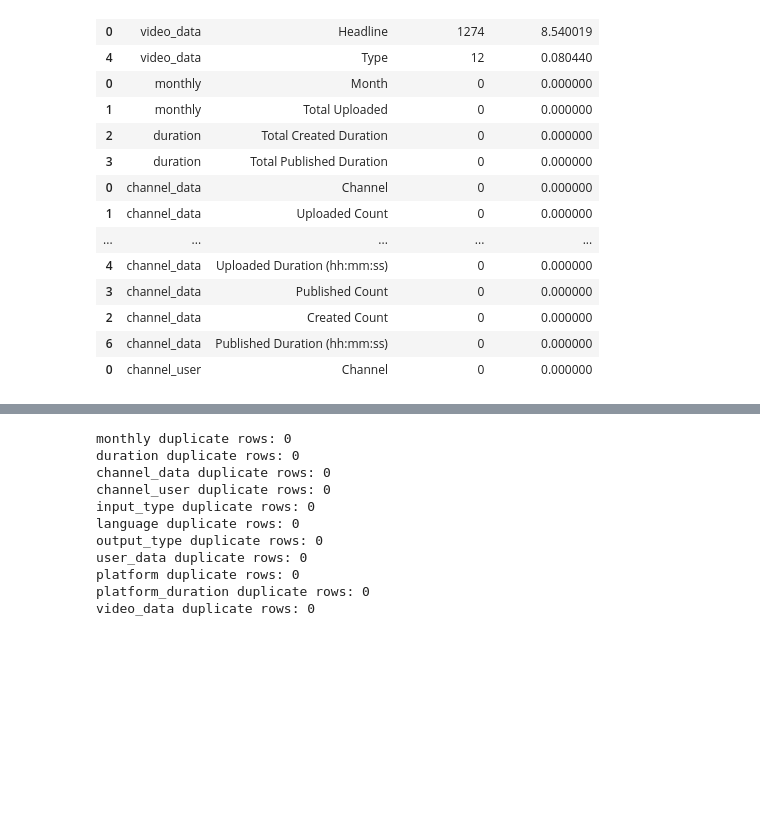
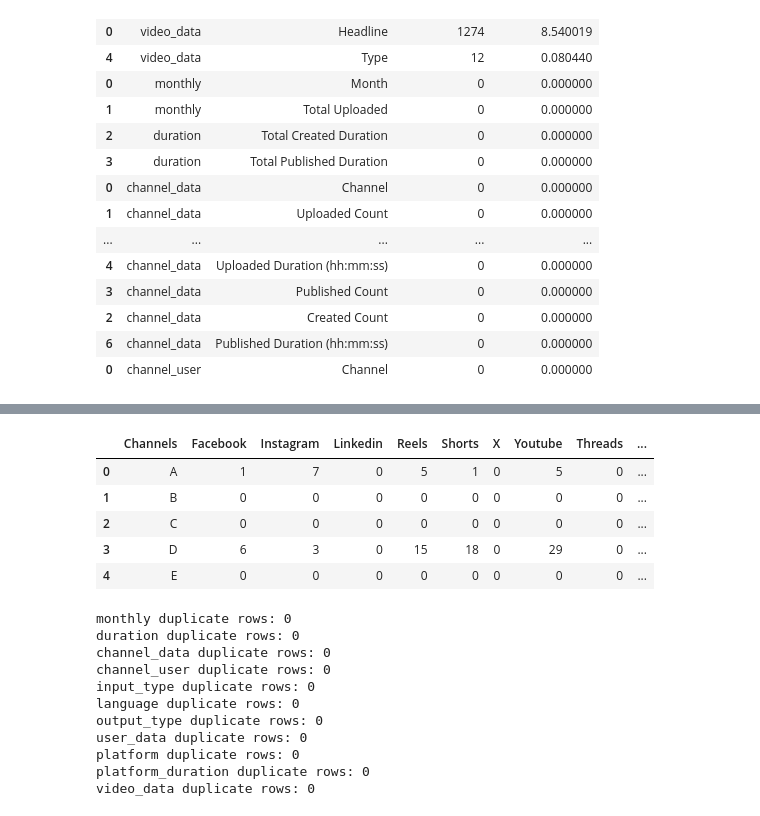
Before and after one commit to ranbeer06052009/GC-Data, a Jupyter notebook: EDA.ipynb, the cells around one changed output, grey strips where cells are left out. Cells and saved outputs as stored; diff of their text form; code cells hidden in the pictures; blank space fills up the shorter version.

```diff
--- a/EDA.ipynb
+++ b/EDA.ipynb
@@ -131,3 +152,13 @@ missing_summary.sort_values("missing_percent", ascending=False).head(20)
+# %%
+platform_with_duration = pd.merge(platform, platform_duration, on="Channels", how="inner")
+display(platform_with_duration.head())
+# %% [output]
+|  | Channels | Facebook | Instagram | Linkedin | Reels | Shorts | X | Youtube | Threads | ... |
+| 0 | A | 1 | 7 | 0 | 5 | 1 | 0 | 5 | 0 | ... |
+| 1 | B | 0 | 0 | 0 | 0 | 0 | 0 | 0 | 0 | ... |
+| 2 | C | 0 | 0 | 0 | 0 | 0 | 0 | 0 | 0 | ... |
+| 3 | D | 6 | 3 | 0 | 15 | 18 | 0 | 29 | 0 | ... |
+| 4 | E | 0 | 0 | 0 | 0 | 0 | 0 | 0 | 0 | ... |
 # %%
 for name, df in datasets.items():
     dup = df.duplicated().sum()
```
Also changed, not shown: parts of 34 cells of this notebook.
